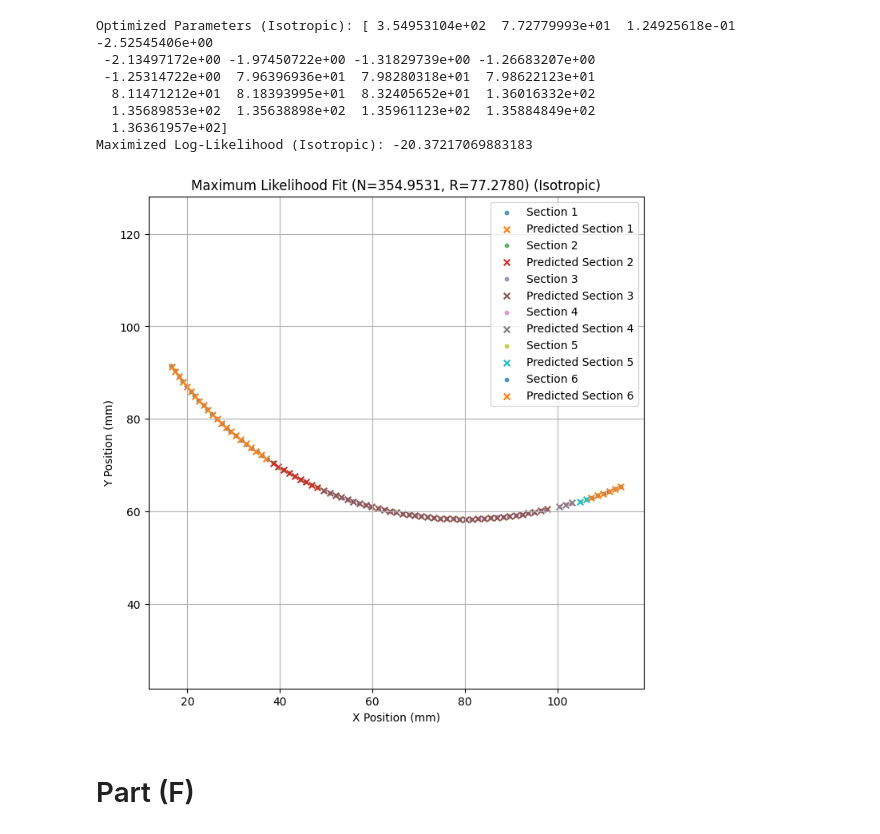
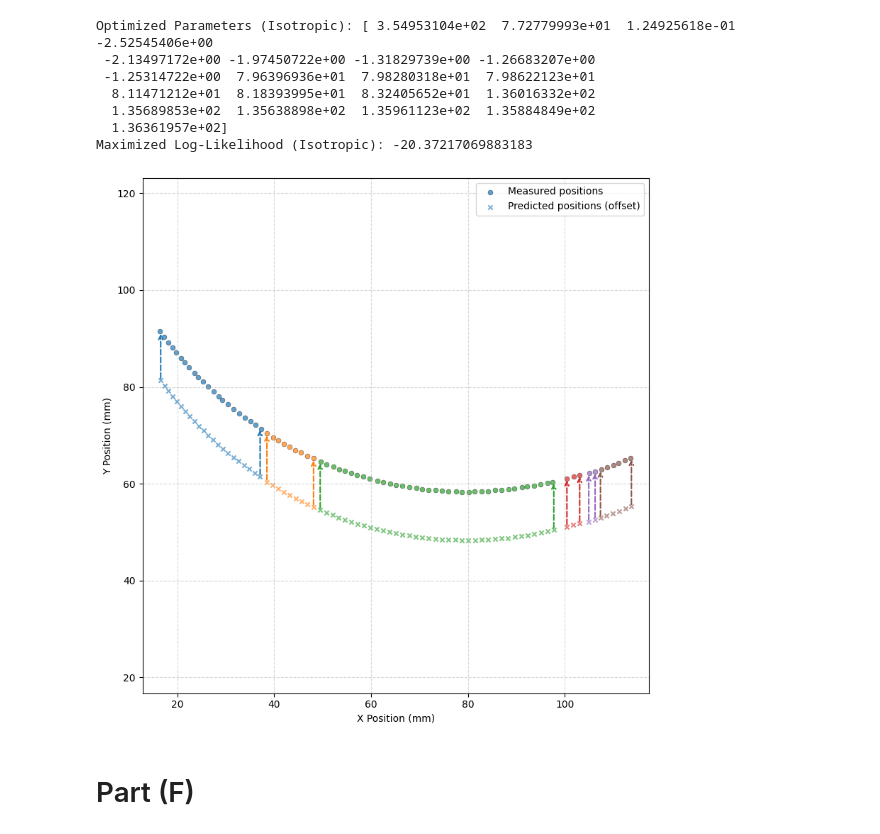
Before and after one commit to raunaq-rai/Antikythera_Mechanism_bayesian_analysis, a Jupyter notebook: main_notebook.ipynb, the cells around one changed output. Cells and saved outputs as stored; diff of their text form; code cells hidden in the pictures.

```diff
--- a/main_notebook.ipynb
+++ b/main_notebook.ipynb
@@ -895,49 +951,65 @@ Optimized Parameters (Isotropic): [ 3.54953104e+02  7.72779993e+01  1.24925618e-
   1.36361957e+02]
 Maximized Log-Likelihood (Isotropic): -20.37217069883183
 # %%
-def plot_mle_results_iso(optimal_params_iso, data_list):
+import matplotlib.pyplot as plt
+import numpy as np
+import matplotlib.cm as cm
+
+def plot_mle_results_iso(optimal_params_iso, data_list, save_path='MLE_iso.png'):
     """
-    Plots the measured hole positions and the maximum likelihood estimated model positions (Isotropic case).
-
-    Parameters:
-    - optimal_params_iso: The estimated parameters from MLE optimization (Isotropic case).
-    - data_list: The filtered dataset containing (x, y) coordinates grouped by section.
+    Plots the measured hole positions and the maximum likelihood estimated model positions (Isotropic case),
+    with predicted points vertically offset and arrows showing original locations.
     """
-
     # Extract optimized parameters
-    N_opt, R_opt, σ_opt = optimal_params_iso[:3]
+    N_opt, R_opt, sigma_opt = optimal_params_iso[:3]
     phases_opt, xcents_opt, ycents_opt = np.split(optimal_params_iso[3:], 3)
 
     # Prepare figure
     plt.figure(figsize=(8, 8))
+    cmap = cm.get_cmap('tab10')
+    added_labels = set()
 
-    # Plot measured hole positions
     for i, (x, y) in enumerate(data_list):
-        plt.scatter(x, y, label=f"Section {i+1}", s=10, alpha=0.7)  # True measured data
+        colour = cmap(i % 10)
 
-        # Compute the optimized hole positions using the best-fit parameters
+        # Measured positions
+        label_meas = "Measured positions" if "measured" not in added_labels else None
+        plt.scatter(x, y, label=label_meas, s=25, alpha=0.7, marker='o',
+                    edgecolors='k', linewidths=0.3, color=colour)
+        added_labels.add("measured")
+
+        # Predicted positions
         num_holes = len(x)
         phis = (2 * np.pi * (np.arange(1, num_holes + 1) - 1) / N_opt) + phases_opt[i]
         x_pred = R_opt * np.cos(phis) + xcents_opt[i]
         y_pred = R_opt * np.sin(phis) + ycents_opt[i]
+        y_pred_shifted = y_pred - 10
 
-        # Plot predicted hole positions
-        plt.scatter(x_pred, y_pred, marker="x", label=f"Predicted Section {i+1}", s=30)
+        label_pred = "Predicted positions (offset)" if "predicted" not in added_labels else None
+        plt.scatter(x_pred, y_pred_shifted, label=label_pred, s=20, alpha=0.6, marker='x', color=colour)
+        added_labels.add("predicted")
+
+        # Add arrows from shifted to original predicted positions
+        for idx in [0, -1]:
+            plt.annotate(
+                '', xy=(x_pred[idx], y_pred[idx]), xytext=(x_pred[idx], y_pred_shifted[idx]),
+                arrowprops=dict(arrowstyle='->', color=colour, lw=1.5, linestyle='--')
+            )
 
     # Formatting
     plt.xlabel("X Position (mm)")
     plt.ylabel("Y Position (mm)")
-    plt.title(f"Maximum Likelihood Fit (N={N_opt:.4f}, R={R_opt:.4f}) (Isotropic)")
+    plt.axis("equal")
+    plt.grid(True, linestyle='--', alpha=0.5)
     plt.legend()
-    plt.axis("equal")  # Maintain aspect ratio
-    plt.grid()
+    plt.tight_layout()
 
-    # Show plot
+    # Save and show plot
+    plt.savefig(save_path, dpi=300)
     plt.show()
 
-# === Call the function to visualize ===
-plot_mle_results_iso(optimal_params_iso, data_list)
+plot_mle_results_iso(optimal_params_iso, data_list, save_path='MLE_iso.png')
 # %% [output]
-[figure, old version]
+[figure, new version]
 # %% [markdown]
 # Part (F)
```
Also changed, not shown: parts of 28 cells of this notebook, 18 other files.
